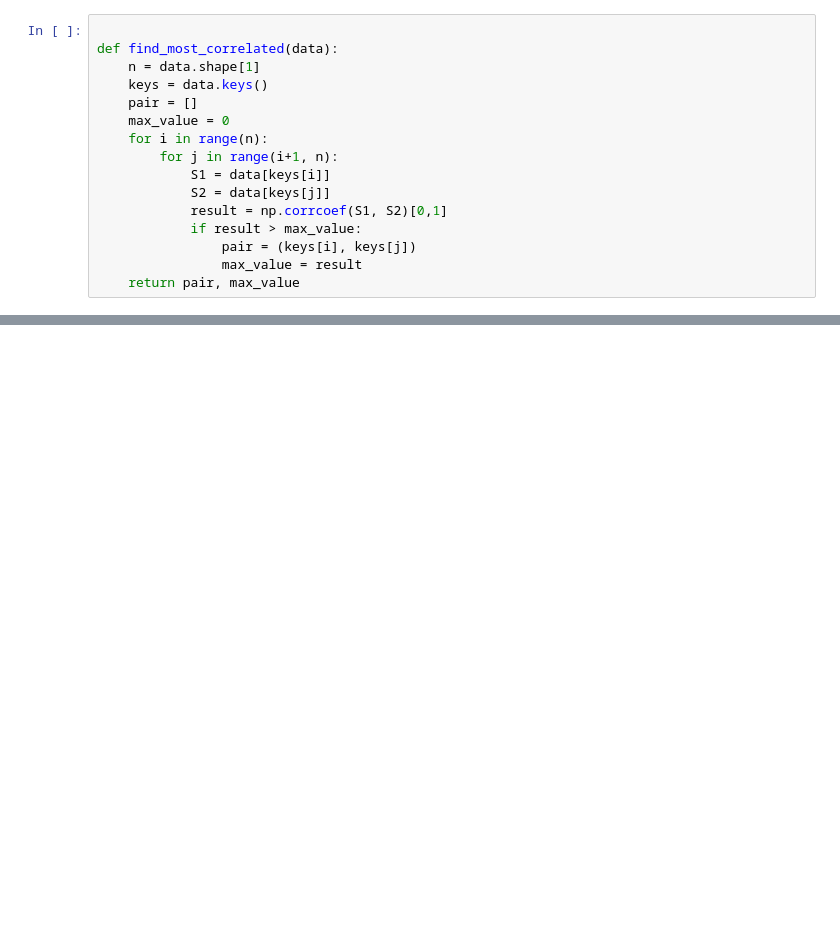
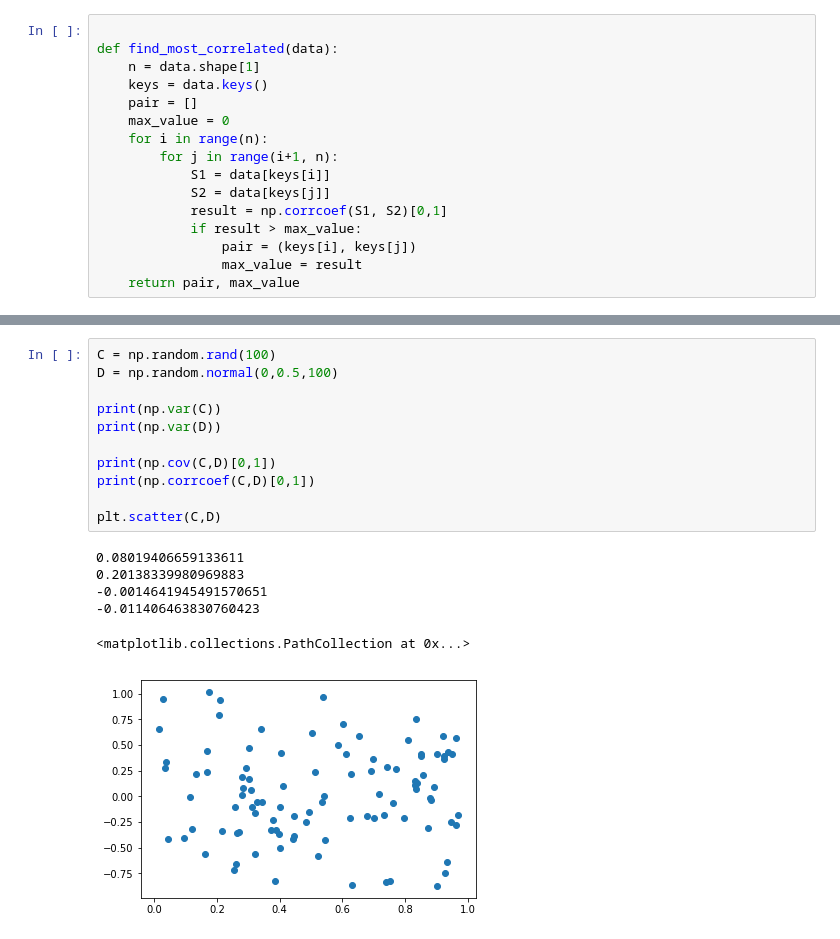
Before and after one commit to sidratulmontaha/python-practice, a Jupyter notebook: L9_linear_correlation_analysis_exercise.ipynb, the cells around one changed output, grey strips where cells are left out. Saved outputs shown, nothing was run; the diff lists cells and outputs as text; blank space fills up the shorter version.

```diff
--- a/L9_linear_correlation_analysis_exercise.ipynb
+++ b/L9_linear_correlation_analysis_exercise.ipynb
@@ -34,0 +36,18 @@ print(np.corrcoef(A,B)[0,1])
+# %%
+C = np.random.rand(100)
+D = np.random.normal(0,0.5,100)
+
+print(np.var(C))
+print(np.var(D))
+
+print(np.cov(C,D)[0,1])
+print(np.corrcoef(C,D)[0,1])
+
+plt.scatter(C,D)
+# %% [output]
+0.08019406659133611
+0.20138339980969883
+-0.0014641945491570651
+-0.011406463830760423
+<matplotlib.collections.PathCollection at 0x...>
+[figure, added]
```
Also changed, not shown: parts of 9 cells of this notebook.
